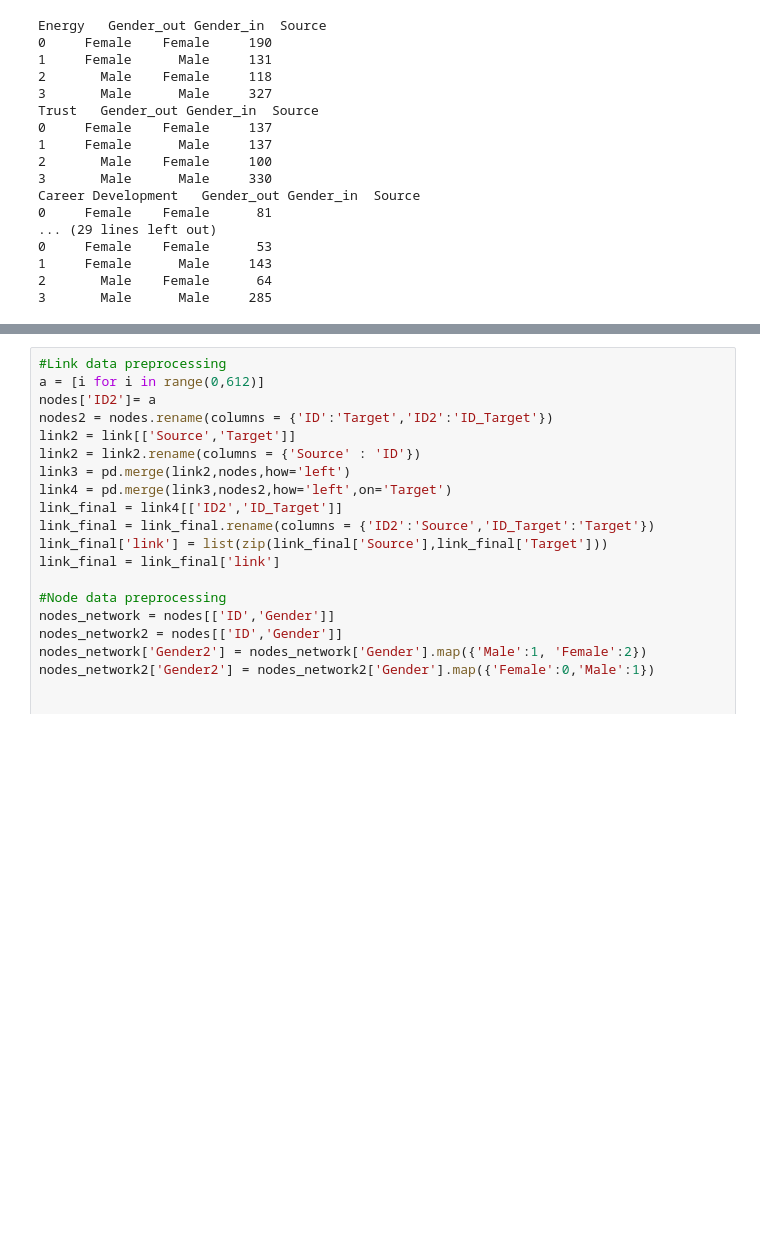
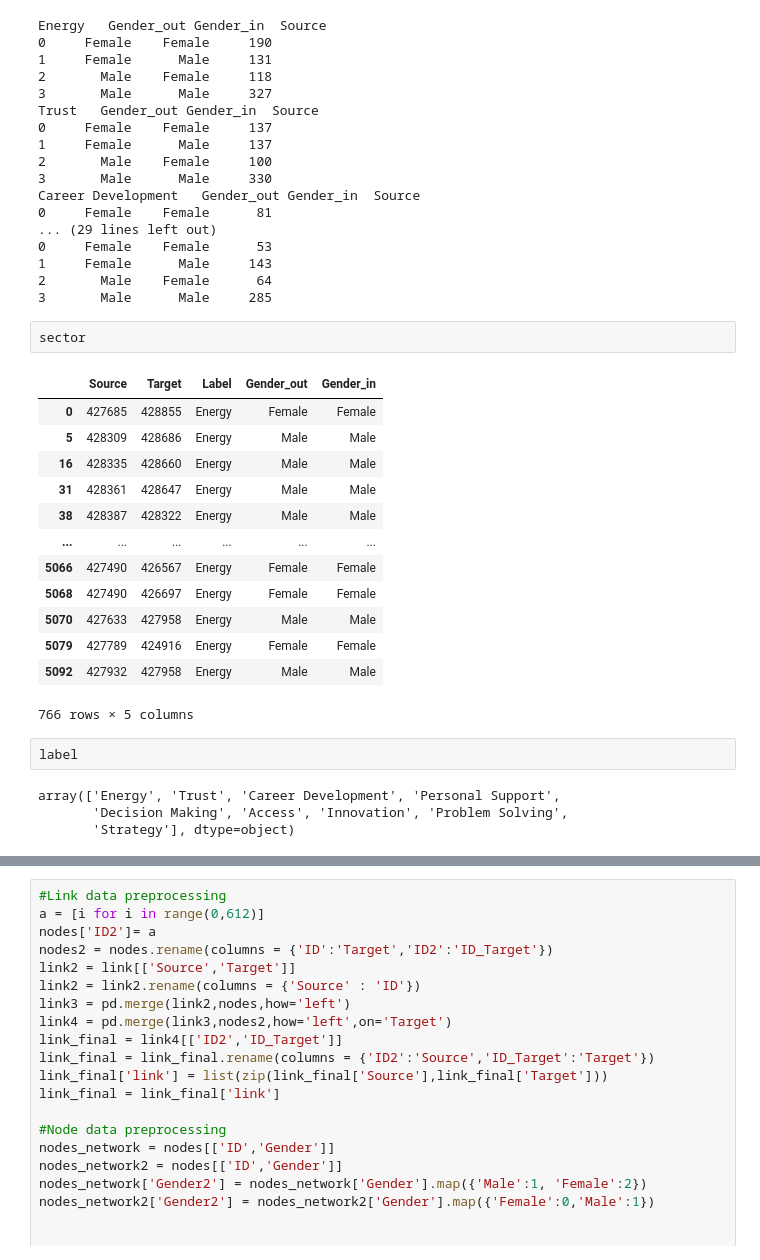
Before and after one commit to feelzoo/assortativity, a Jupyter notebook: Assortativity.ipynb, the cells around one changed output, grey strips where cells are left out. Drawn from its saved outputs; the diff is of its cells as text; blank space fills up the shorter version.

```diff
--- a/Assortativity.ipynb
+++ b/Assortativity.ipynb
@@ -145,3 +128,25 @@ Career Development   Gender_out Gender_in  Source
 1     Female      Male     143
 2       Male    Female      64
 3       Male      Male     285
+# %%
+sector
+# %% [output]
+|  | Source | Target | Label | Gender_out | Gender_in |
+| 0 | 427685 | 428855 | Energy | Female | Female |
+| 5 | 428309 | 428686 | Energy | Male | Male |
+| 16 | 428335 | 428660 | Energy | Male | Male |
+| 31 | 428361 | 428647 | Energy | Male | Male |
+| 38 | 428387 | 428322 | Energy | Male | Male |
+| ... | ... | ... | ... | ... | ... |
+| 5066 | 427490 | 426567 | Energy | Female | Female |
+| 5068 | 427490 | 426697 | Energy | Female | Female |
+| 5070 | 427633 | 427958 | Energy | Male | Male |
+| 5079 | 427789 | 424916 | Energy | Female | Female |
+| 5092 | 427932 | 427958 | Energy | Male | Male |
+766 rows × 5 columns
+# %%
+label
+# %% [output]
+array(['Energy', 'Trust', 'Career Development', 'Personal Support',
+       'Decision Making', 'Access', 'Innovation', 'Problem Solving',
+       'Strategy'], dtype=object)
```
Also changed, not shown: parts of 12 cells of this notebook.
